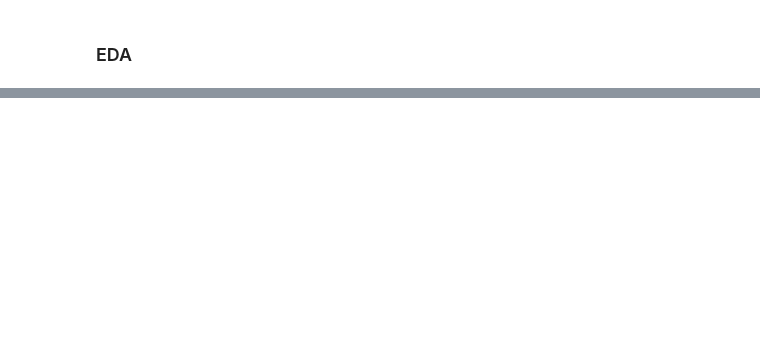
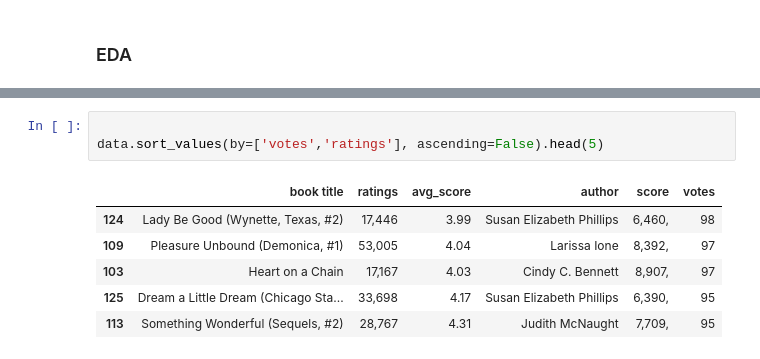
Before and after one commit to chandru1003/Data--Projects, a Jupyter notebook: Web scraping/Goodreads/Goodreads Web-Scraping.ipynb, the cells around one changed output, grey strips where cells are left out. Drawn from its saved outputs; the diff is of its cells as text; blank space fills up the shorter version.

```diff
--- a/Web scraping/Goodreads/Goodreads Web-Scraping.ipynb
+++ b/Web scraping/Goodreads/Goodreads Web-Scraping.ipynb
@@ -197,0 +211,10 @@ data.to_csv('D:\webscrap\Goodreads\Romantic.csv')
+# %%
+
+data.sort_values(by=['votes','ratings'], ascending=False).head(5)
+# %% [output]
+|  | book title | ratings | avg_score | author | score | votes |
+| 124 | Lady Be Good (Wynette, Texas, #2) | 17,446 | 3.99 | Susan Elizabeth Phillips | 6,460, | 98 |
+| 109 | Pleasure Unbound (Demonica, #1) | 53,005 | 4.04 | Larissa Ione | 8,392, | 97 |
+| 103 | Heart on a Chain | 17,167 | 4.03 | Cindy C. Bennett | 8,907, | 97 |
+| 125 | Dream a Little Dream (Chicago Sta... | 33,698 | 4.17 | Susan Elizabeth Phillips | 6,390, | 95 |
+| 113 | Something Wonderful (Sequels, #2) | 28,767 | 4.31 | Judith McNaught | 7,709, | 95 |
```
Also changed, not shown: parts of 12 cells of this notebook.
